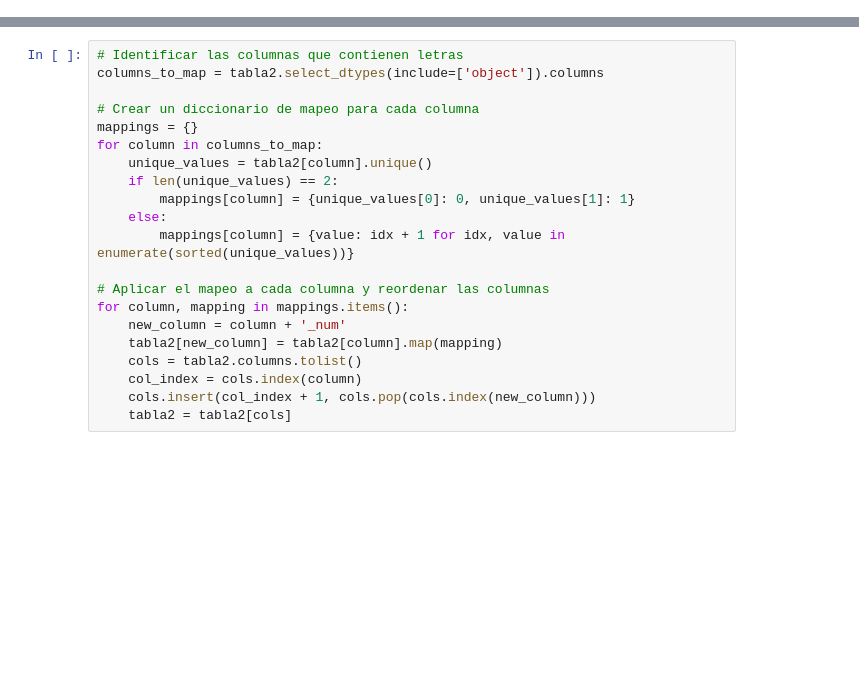
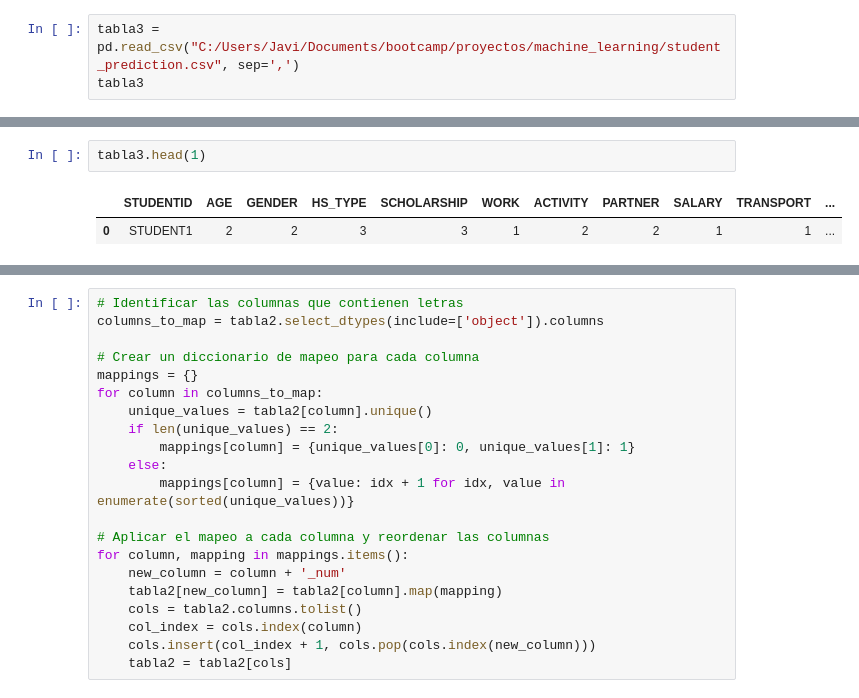
Before and after one commit to enialahcene/proyecto-ml, a Jupyter notebook: Documento limpieza de tablas.ipynb, the cells around one changed output, grey strips where cells are left out. Drawn from its saved outputs; the diff is of its cells as text; blank space fills up the shorter version.

```diff
--- a/Documento limpieza de tablas.ipynb
+++ b/Documento limpieza de tablas.ipynb
@@ -22,0 +166,3 @@ tabla1
+# %%
+tabla3 =  pd.read_csv("C:/Users/Javi/Documents/bootcamp/proyectos/machine_learning/student_prediction.csv", sep=',')
+tabla3
@@ -22,0 +299,5 @@ tabla1
+# %%
+tabla3.head(1)
+# %% [output]
+|  | STUDENTID | AGE | GENDER | HS_TYPE | SCHOLARSHIP | WORK | ACTIVITY | PARTNER | SALARY | TRANSPORT | ... |
+| 0 | STUDENT1 | 2 | 2 | 3 | 3 | 1 | 2 | 2 | 1 | 1 | ... |
```
Also changed, not shown: parts of 47 cells of this notebook.
